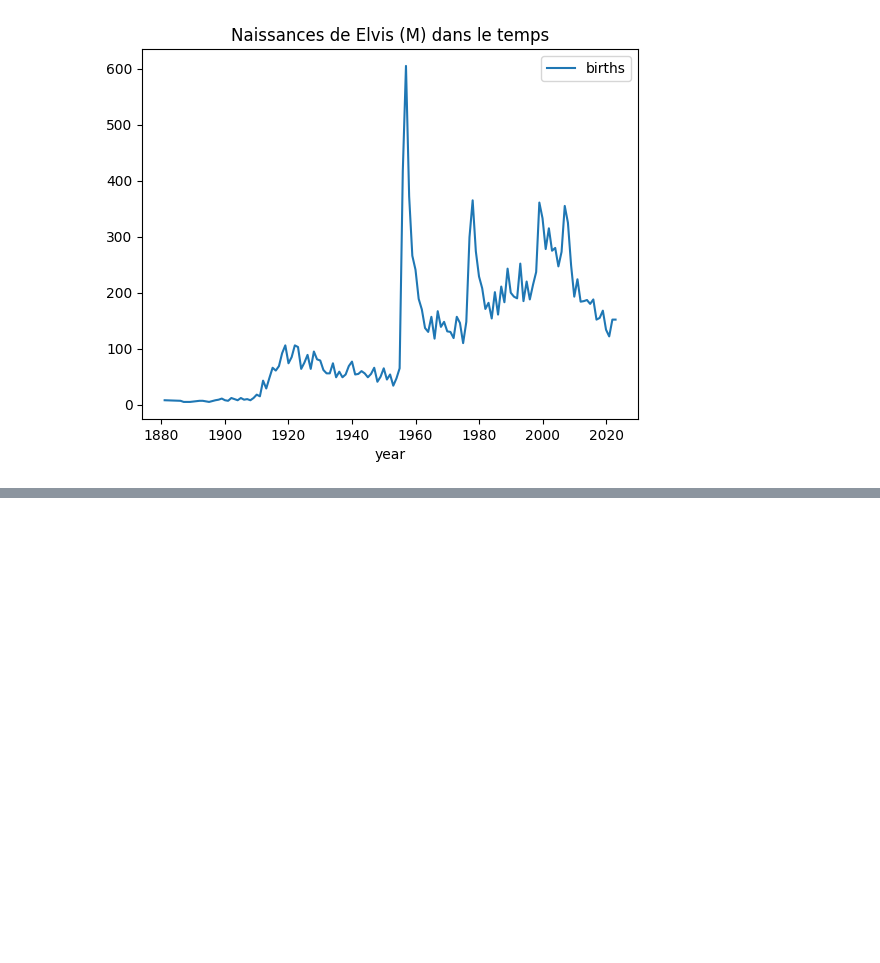
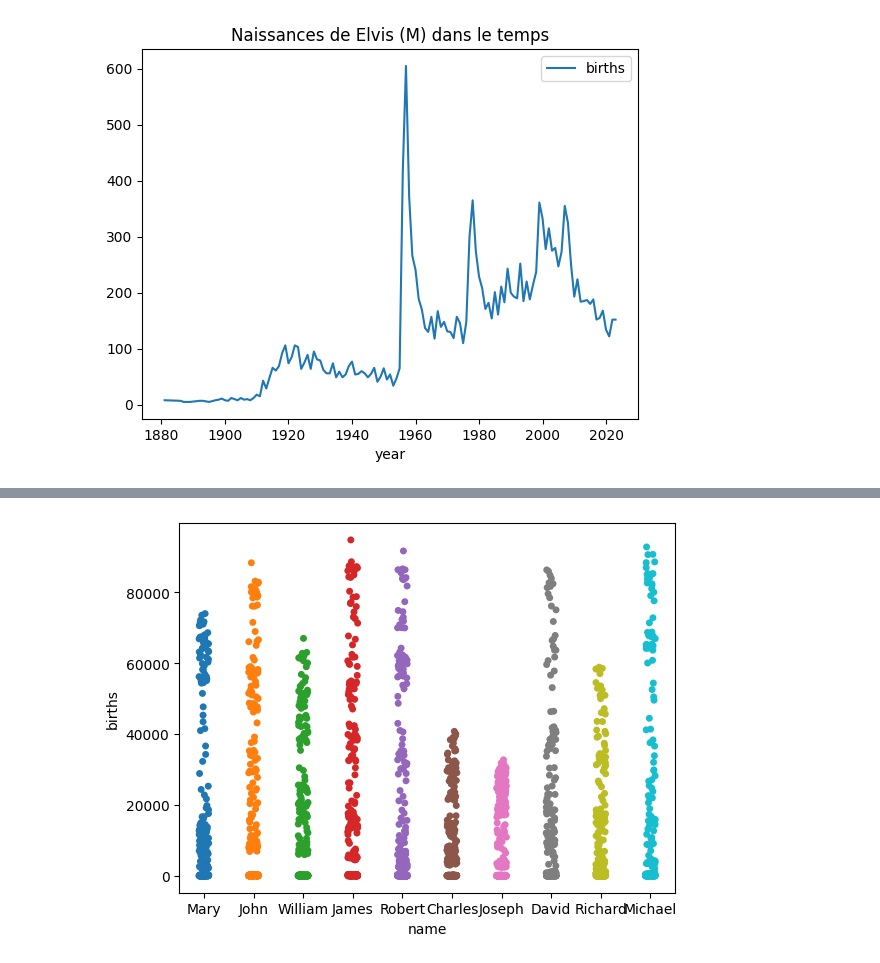
Before and after one commit to fran6w/TIDE, a Jupyter notebook: 02_TIDE_session.ipynb, the cells around one changed output, grey strips where cells are left out. Drawn from its saved outputs; the diff is of its cells as text; code cells hidden in the pictures; blank space fills up the shorter version.

```diff
--- a/02_TIDE_session.ipynb
+++ b/02_TIDE_session.ipynb
@@ -220,3 +220,8 @@ trace_prenom_genre("Linda", "F")
 trace_prenom_genre("Elvis", "M")
 # %% [output]
 [figure]
+# %%
+tab = df.pivot_table(index="name",
+                     values="births",
+                     aggfunc="sum")
+tab
@@ -222,0 +243,3 @@ trace_prenom_genre("Elvis", "M")
+# %%
+prenoms10 = tab.nlargest(10, "births").index
+prenoms10
@@ -222,0 +250,3 @@ trace_prenom_genre("Elvis", "M")
+# %%
+tab10 = df.loc[df["name"].isin(prenoms10)]
+tab10
@@ -222,0 +267,6 @@ trace_prenom_genre("Elvis", "M")
+# %%
+import seaborn as sns
+
+sns.stripplot(x="name", y="births", hue="name", data=tab10);
+# %% [output]
+[figure, added]
```
Also changed, not shown: parts of 8 cells of this notebook.
